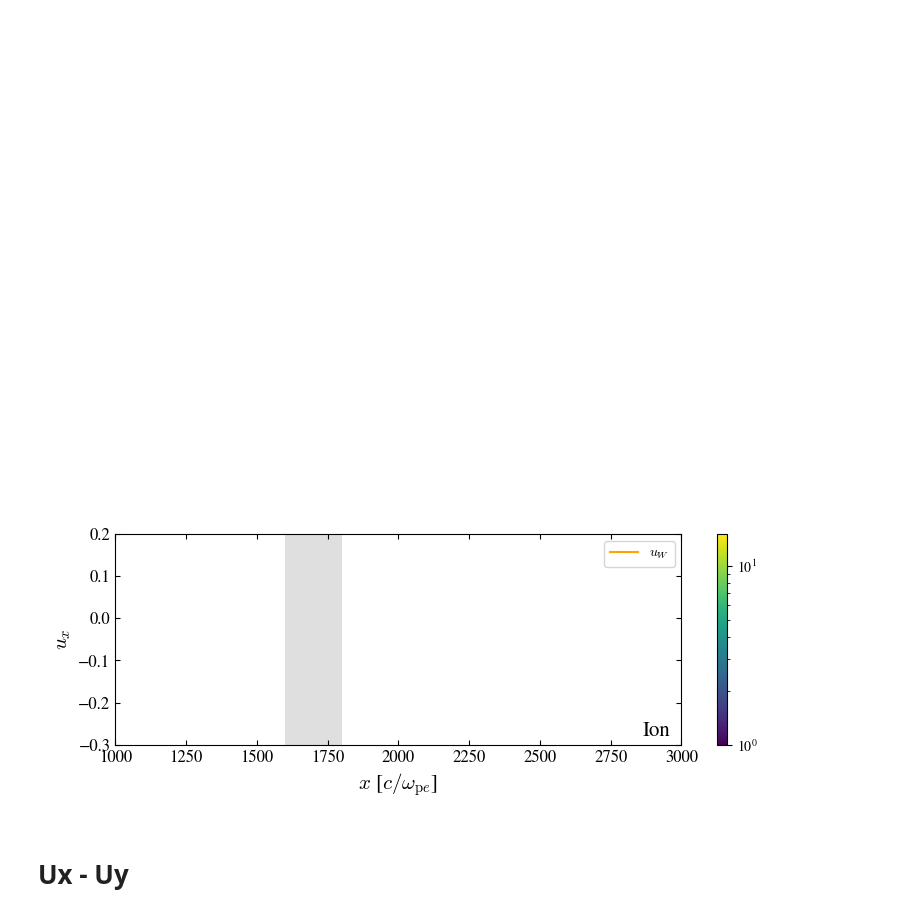
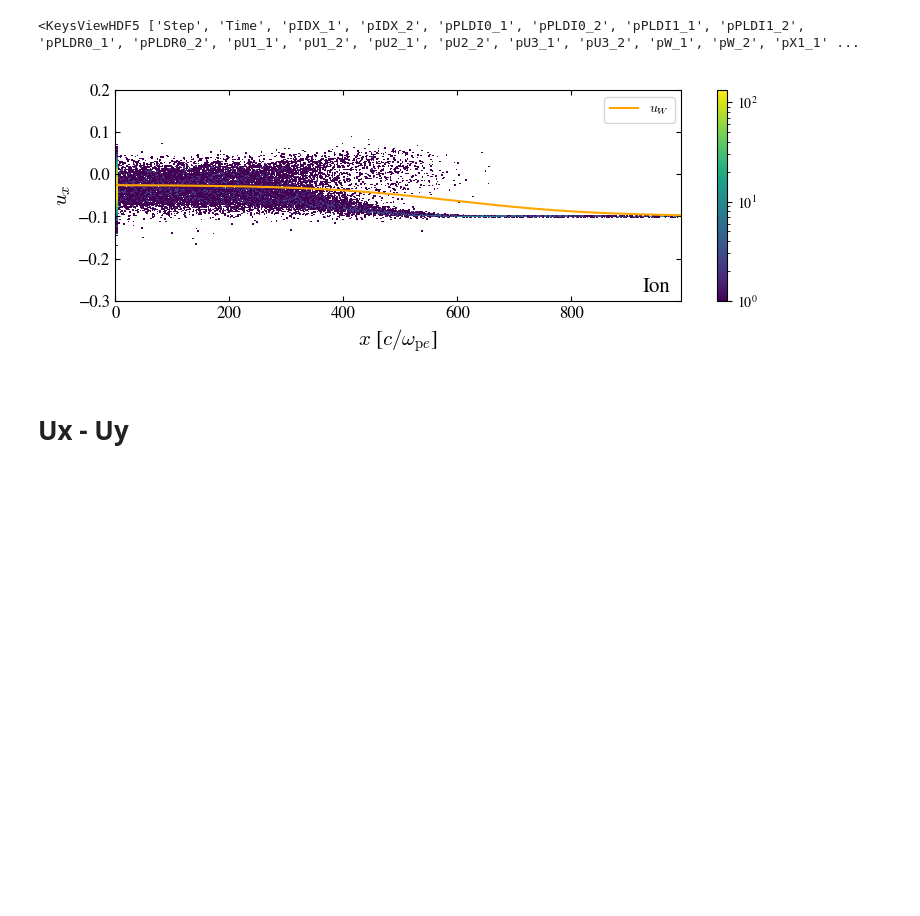
Before and after one commit to xwgong01/entity, a Jupyter notebook: FldMCP/Prtl.ipynb, the cells around one changed output. Drawn from its saved outputs; the diff is of its cells as text; code cells hidden in the pictures; blank space fills up the shorter version.

Commit message:
test mpi

```diff
--- a/FldMCP/Prtl.ipynb
+++ b/FldMCP/Prtl.ipynb
@@ -22,7 +22,7 @@ def smooth( x, window_len=61, window='hanning', axis = -1):
     return filters.convolve1d(x, np.ones(window_len)/window_len, axis=axis)
 
 datafolder = '/travail/xgong/new_simu_highppc/output/mi25-MA40-PPC300'
-# datafolder = "/travail/xgong/test_separate/output/mi25-Unmag/"
+datafolder = "/travail/xgong/test_separate/output/mi25-MA400_lrbound/"
 import re
 
 match = re.search(r'mi(\d+)', datafolder)
@@ -152,5 +153,5 @@ ani = FuncAnimation(fig, update, frames=range(0,len(files),1), init_func=init, b
 # %%
-x = -1
+x = -2
 import matplotlib
 
 def getuw(x,Xsh, Lsh, driftux):
@@ -176,7 +177,7 @@ x2 = np.array(file['pX1_2'])
 # xmax = x2.max()
 xmin,xmax = 0,x1.max()
 fill=0.6
-numx, numu = 800,300
+numx, numu = 200,70
 
 fig,(ax1, ax2) = plt.subplots(2,figsize = (6,4))
 res = ax1.hist2d(x1, u11, bins=(np.linspace(xmin,xmax,numx),np.linspace(u11.min(),u11.max(),numu)), norm=matplotlib.colors.LogNorm())
@@ -188,7 +189,7 @@ fig.colorbar(ax = ax1, mappable=res[3])
 uprob = (res[2][np.argmax(res[0],1)])
 # plt.plot(np.linspace(xmin,xmax,numx)[1:], uprob, color = 'black')
 ax1.plot(np.linspace(xmin,xmax,numx), getuw(np.linspace(xmin,xmax,numx),x1.max()*fill, 150, 0.1), color = 'orange', lw = 1,label = r'$u_\mathrm{w}$')
-ax1.plot(X_fld, vEB, color='red', label='ExB',lw = 1)
+# ax1.plot(X_fld, vEB, color='red', label='ExB',lw = 1)
 # ax1.grid()
 ax1.legend()
 ax1.text(
@@ -207,7 +208,7 @@ res = ax2.hist2d(x2, u12, bins=(np.linspace(xmin,xmax,numx),np.linspace(u12.min(
 ax2.set_ylabel(r'$u_x$', fontsize= 15)
 ax2.set_xlabel(r'$x$ [$c / \omega_{\mathrm{p}e}$]', fontsize= 15)
 # ax2.plot([xmin,xmax],[-0.1,-0.1], color = 'red', lw=0.5)
-ax2.plot(X_fld, vEB, color='red', label='ExB',lw = 1)
+# ax2.plot(X_fld, vEB, color='red', label='ExB',lw = 1)
 ax2.plot(np.linspace(xmin,xmax,numx), getuw(np.linspace(xmin,xmax,numx),x1.max()*fill, 150, 0.1), color = 'orange',lw = 1, label = r'$u_\mathrm{w}$')
 ax2.text(
     0.98, 0.02,
@@ -219,8 +220,8 @@ ax2.text(
 
 fig.colorbar(ax = ax2, mappable=res[3])
 ax2.legend()
-ax1.set_xlim(1e3,4e3)
-ax2.set_xlim(1e3,4e3)
+ax1.set_xlim(0,1e3)
+ax2.set_xlim(0,1e3)
 ax2.set_ylim(-0.3,0.2)
 
 plt.tight_layout()
@@ -236,6 +238,32 @@ ax2.tick_params(axis='both', which='both', direction='in', top=True, right=True,
 # %%
+x = -1
+import matplotlib
+
+def getuw(x,Xsh, Lsh, driftux):
+    return (5./8. + 3./8. * np.tanh(2 * (x - Xsh)/Lsh)) * ( - driftux)
+file = h5py.File(files[x], 'r')['Step0']
+file_fld =h5py.File( files_fld[x], 'r')['Step0']
+B3 = (np.array(file_fld['fAvgBz']))
+E2 = (np.array(file_fld['fAvgEy']))
+X_fld = np.array(file_fld['X1'])
+vEB = (E2 / B3)
+
+
+print(file.keys())
+u11 = np.array(file['pU1_1'])
+u12 = np.array(file['pU1_2'])
+u21 = np.array(file['pU2_1'])
+u22 = np.array(file['pU2_2'])
+u31 = np.array(file['pU3_1'])
+u32 = np.array(file['pU3_2'])
+x1 = np.array(file['pX1_1'])
+x2 = np.array(file['pX1_2'])
+
+xmin,xmax = 0,x1.max()
+fill=0.6
+numx, numu = 800,300
 plt.cla()
-plt.figure()
+# plt.figure()
 fig,ax2 = plt.subplots(figsize = (8,3))
 res = ax2.hist2d(x2, u12, bins=(np.linspace(xmin,xmax,numx),np.linspace(u12.min(),u12.max(),numu)), norm=matplotlib.colors.LogNorm())
 
@@ -246,37 +274,37 @@ ax2.set_xlabel(r'$x$ [$c / \omega_{\mathrm{p}e}$]', fontsize= 15)
 ax2.plot(np.linspace(xmin,xmax,numx), getuw(np.linspace(xmin,xmax,numx),x1.max()*fill, 500, 0.1), color = 'orange', label = r'$u_W$')
 ax2.text(
     0.98, 0.02,
     "Ion",
     transform=ax2.transAxes,
     ha='right', va='bottom',
     fontsize=  15
 )
 
 fig.colorbar(ax = ax2, mappable=res[3])
 ax2.legend()
-ax1.set_xlim(1e3,3e3)
-ax2.set_xlim(1e3,3e3)
+# ax1.set_xlim(1e3,3e3)
+# ax2.set_xlim(1e3,3e3)
 ax2.set_ylim(-0.3,0.2)
 from matplotlib.patches import Rectangle
 
 rect = Rectangle(
     (1600, -1),      # (x, y) bottom-left corner
     200, 2,          # width, height
     linewidth=0,
     facecolor='gray',
     alpha=0.25     # transparency
 )
 ax2.add_patch(rect)
 
 ax2.tick_params(which='minor', direction='in', length=3, width=0.5, colors='k', grid_color='r', grid_alpha=0.5, labelsize=fstick)
 ax2.tick_params(axis='both', which='both', direction='in', top=True, right=True, labelsize=fstick)
 plt.tight_layout()
 
 
 # plt.savefig("./plots/UnmagPrtl.png", dpi = 500, bbox_size='tight')
 # %% [output]
+<KeysViewHDF5 ['Step', 'Time', 'pIDX_1', 'pIDX_2', 'pPLDI0_1', 'pPLDI0_2', 'pPLDI1_1', 'pPLDI1_2', 'pPLDR0_1', 'pPLDR0_2', 'pU1_1', 'pU1_2', 'pU2_1', 'pU2_2', 'pU3_1', 'pU3_2', 'pW_1', 'pW_2', 'pX1_1' ...
-[figure, old version]
+[figure, new version]
-[figure, removed]
 # %% [markdown]
 # Ux - Uy
 # %%
```
Also changed, not shown: parts of 4 cells of this notebook, 9 other files.
